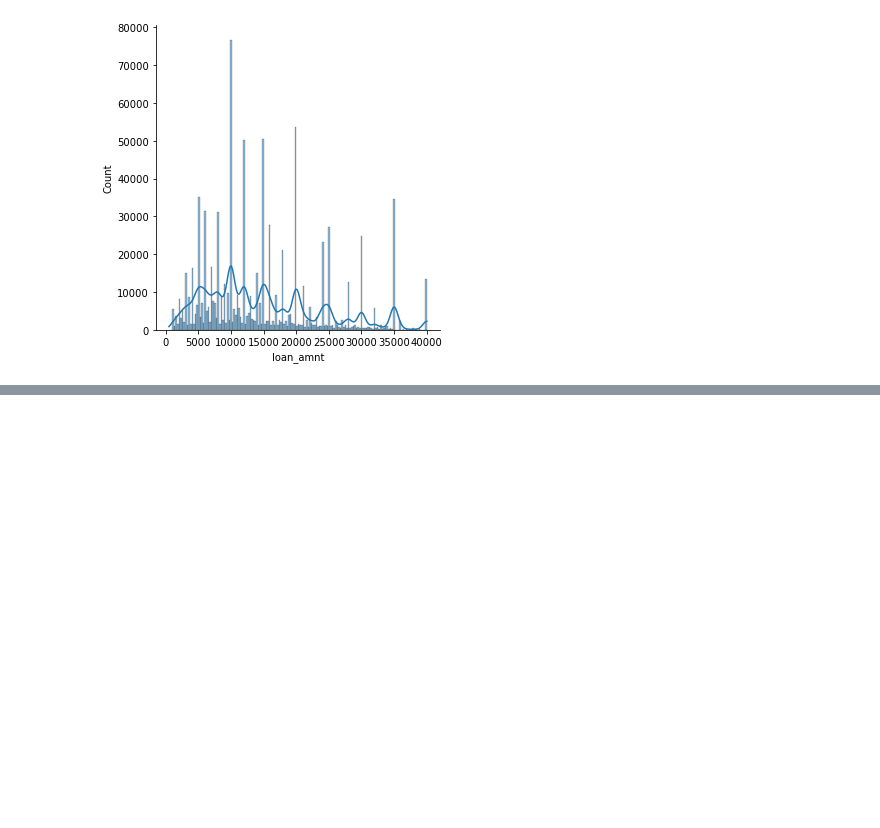
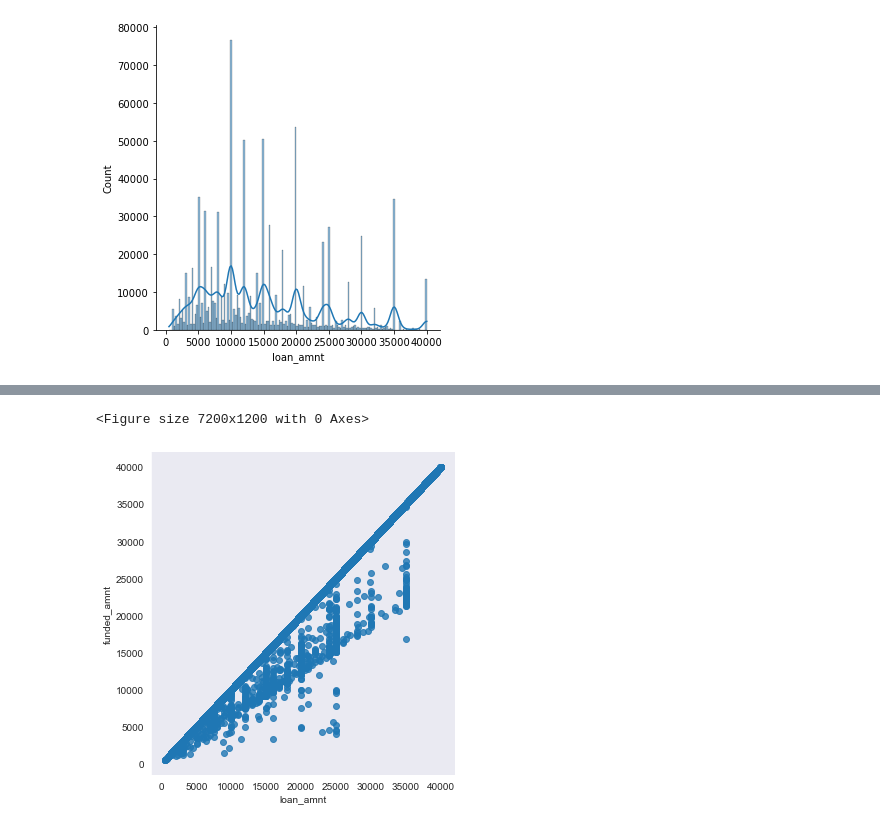
Before and after one commit to ashen007/pandas_data_analysis, a Jupyter notebook: v_2/c_4.ipynb, the cells around one changed output, grey strips where cells are left out. Saved outputs shown, nothing was run; the diff lists cells and outputs as text; code cells hidden in the pictures; blank space fills up the shorter version.

```diff
--- a/v_2/c_4.ipynb
+++ b/v_2/c_4.ipynb
@@ -50,0 +54,8 @@ plt.show()
+# %%
+plt.figure(figsize=[24,4],dpi=300)
+sns.set_style('dark')
+sns.lmplot(x='loan_amnt',y='funded_amnt',data=data,fit_reg=False)
+plt.show()
+# %% [output]
+<Figure size 7200x1200 with 0 Axes>
+[figure, added]
```
Also changed, not shown: parts of 4 cells of this notebook.
